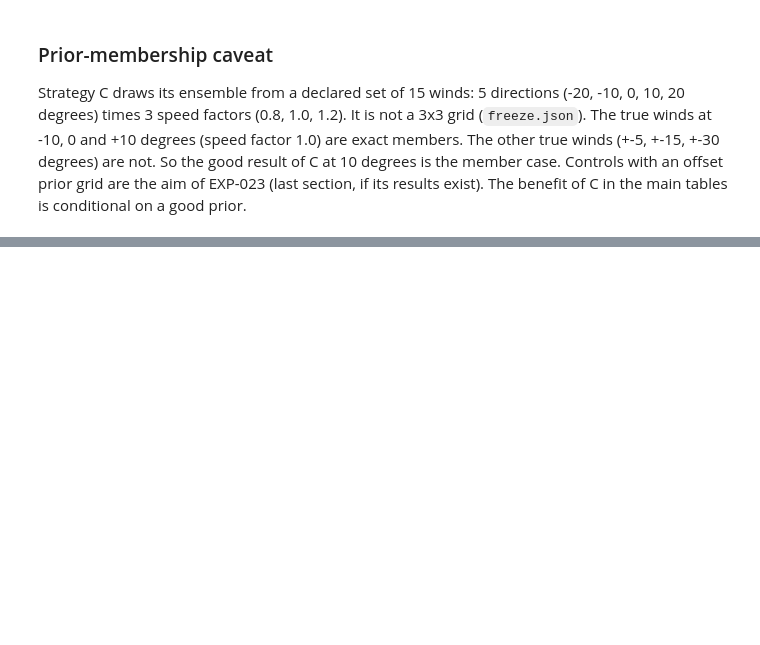
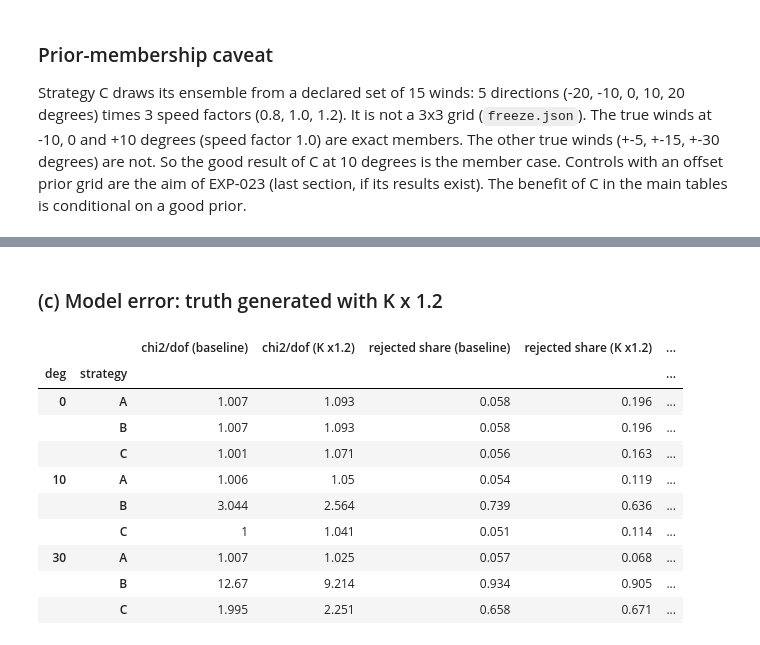
Before and after one commit to yubrajbhandari923/pravah, a Jupyter notebook: notebooks/09_phase3_winds_and_uncertainty.ipynb, the cells around one changed output, grey strips where cells are left out. Cells and saved outputs as stored; diff of their text form; code cells hidden in the pictures; blank space fills up the shorter version.

```diff
--- a/notebooks/09_phase3_winds_and_uncertainty.ipynb
+++ b/notebooks/09_phase3_winds_and_uncertainty.ipynb
@@ -270,0 +348,27 @@ EXP-023 has no production tables yet (smoke runs only or not in the repository):
+# %% [markdown]
+### (c) Model error: truth generated with K x 1.2
+# %%
+c, g = ctl("model_error")
+base = load(CT / "model_error_baseline" / "tables" / "calibration.csv")
+if c is not None and base is not None:
+    rows = []
+    for d in [0, 10, 30]:
+        for s in "ABC":
+            m = c[(c.deg == d) & (c.speed_pct == 0) & (c.strategy == s)].iloc[0]
+            b0 = base[(base.deg == d) & (base.speed_pct == 0) & (base.strategy == s)].iloc[0]
+            rows.append({"deg": d, "strategy": s, "chi2/dof (baseline)": b0.chi2_per_dof, "chi2/dof (K x1.2)": m.chi2_per_dof,
+                         "rejected share (baseline)": b0.frac_chi2_rejects, "rejected share (K x1.2)": m.frac_chi2_rejects,
+                         "cov90 (baseline)": b0.cov90, "cov90 (K x1.2)": m.cov90})
+    display(pd.DataFrame(rows).set_index(["deg", "strategy"]).round(3))
+# %% [output]
+|  |  | chi2/dof (baseline) | chi2/dof (K x1.2) | rejected share (baseline) | rejected share (K x1.2) | ... |
+| deg | strategy |  |  |  |  | ... |
+| 0 | A | 1.007 | 1.093 | 0.058 | 0.196 | ... |
+|  | B | 1.007 | 1.093 | 0.058 | 0.196 | ... |
+|  | C | 1.001 | 1.071 | 0.056 | 0.163 | ... |
+| 10 | A | 1.006 | 1.05 | 0.054 | 0.119 | ... |
+|  | B | 3.044 | 2.564 | 0.739 | 0.636 | ... |
+|  | C | 1 | 1.041 | 0.051 | 0.114 | ... |
+| 30 | A | 1.007 | 1.025 | 0.057 | 0.068 | ... |
+|  | B | 12.67 | 9.214 | 0.934 | 0.905 | ... |
+|  | C | 1.995 | 2.251 | 0.658 | 0.671 | ... |
```
Also changed, not shown: parts of 17 cells of this notebook.
